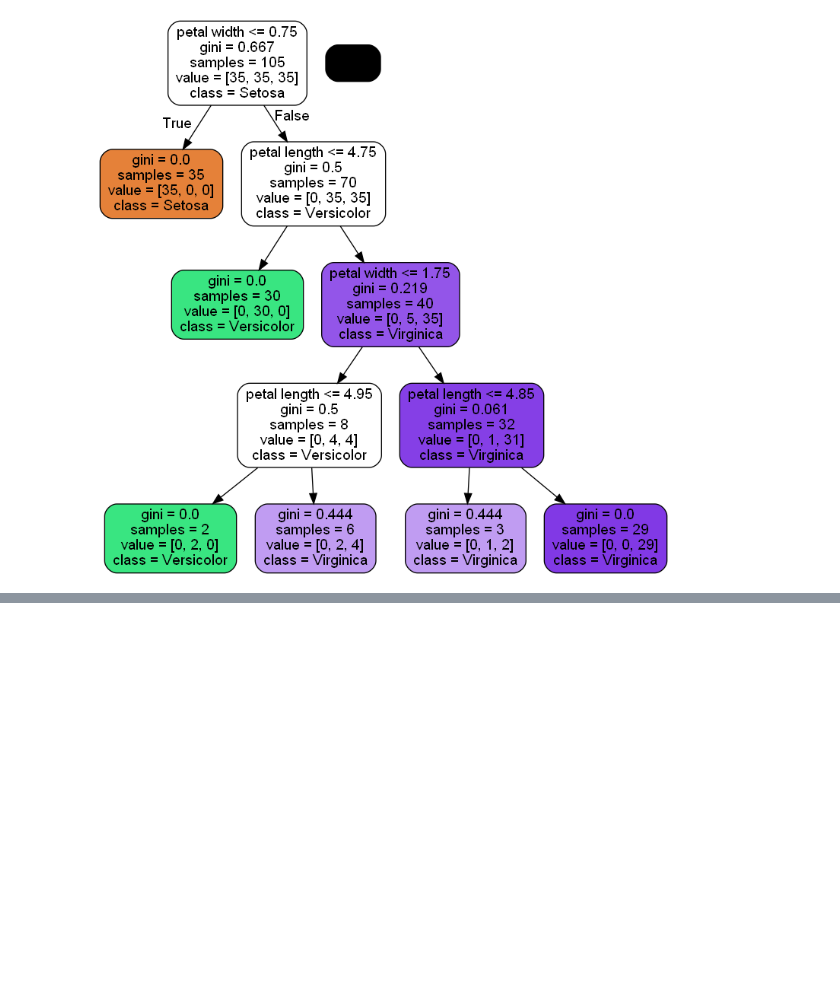
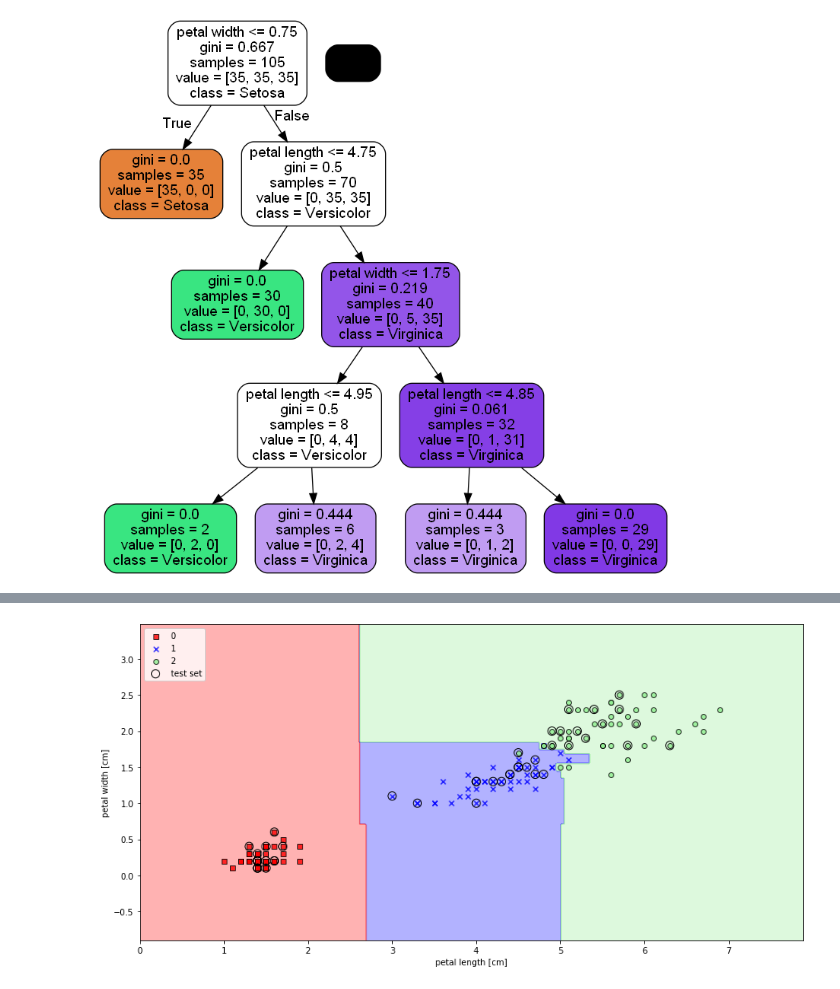
Before and after one commit to willianpina/Machine_Learning_Studies, a Jupyter notebook: Um tour pelos classificadores - scikit learn.ipynb, the cells around one changed output, grey strips where cells are left out. Drawn from its saved outputs; the diff is of its cells as text; code cells hidden in the pictures; blank space fills up the shorter version.

```diff
--- a/Um tour pelos classificadores - scikit learn.ipynb
+++ b/Um tour pelos classificadores - scikit learn.ipynb
@@ -465,0 +485,21 @@ Image(filename='tree.png', width=600)
+# %%
+from sklearn.ensemble import RandomForestClassifier
+
+forest = RandomForestClassifier(criterion='gini',
+                                n_estimators=25,
+                                random_state=1,
+                                n_jobs=2)
+forest.fit(X_train, y_train)
+
+plt.figure(figsize=(12,6))
+plot_decision_regions(X_combined, y_combined,
+                      classifier=forest, test_idx=range(105, 150))
+
+plt.xlabel('petal length [cm]')
+plt.ylabel('petal width [cm]')
+plt.legend(loc='upper left')
+plt.tight_layout()
+
+plt.show()
+# %% [output]
+[figure, added]
```
Also changed, not shown: parts of 7 cells of this notebook.
